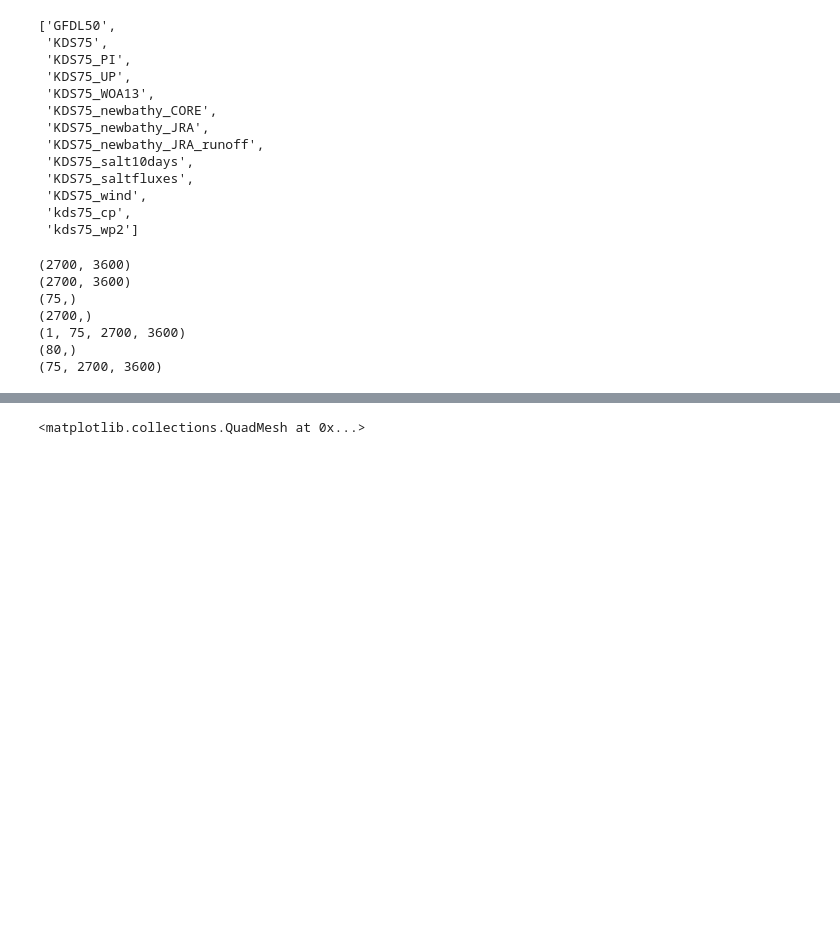
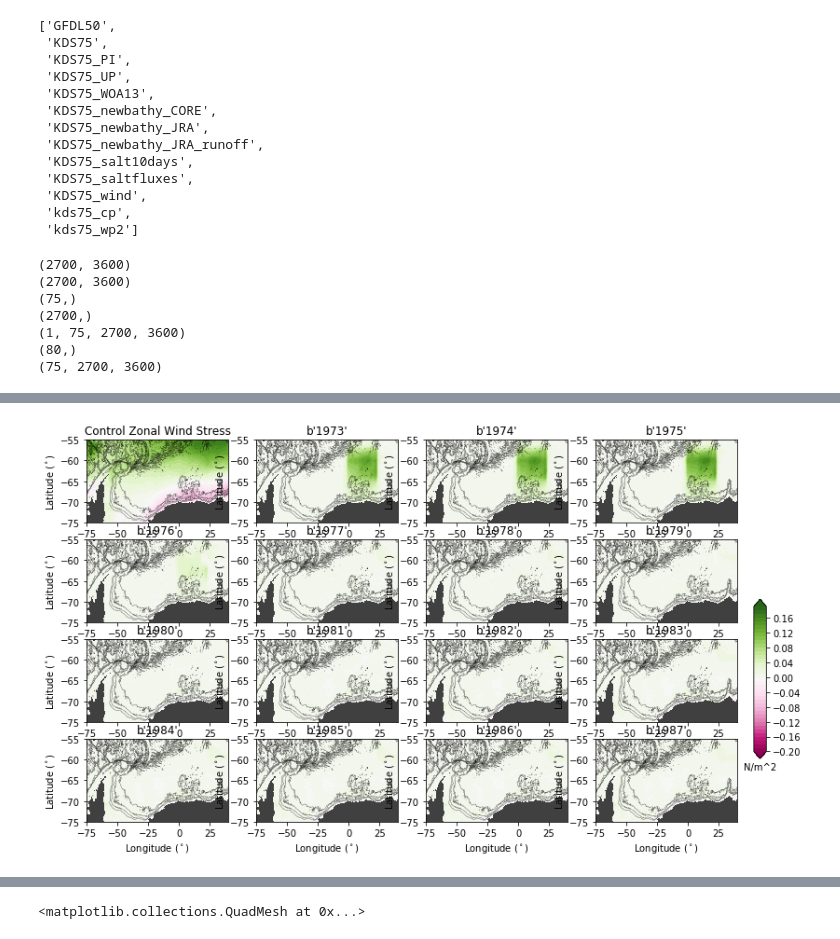
Before and after one commit to PaulSpence/pre21_notebooks, a Jupyter notebook: KDS75_MultiProc.ipynb, the cells around one changed output, grey strips where cells are left out. Saved outputs shown, nothing was run; the diff lists cells and outputs as text; code cells hidden in the pictures; blank space fills up the shorter version.

```diff
--- a/KDS75_MultiProc.ipynb
+++ b/KDS75_MultiProc.ipynb
@@ -209,0 +233,72 @@ KeyError: 'geolon_c'
+# %%
+plt.figure(figsize(12.5,9.5))
+x_formatter = matplotlib.ticker.ScalarFormatter(useOffset=False)
+
+clev = np.arange(-.2,.2,.01)
+clev3 = np.arange(0,5000,1000)
+
+t1=3
+t2=7
+
+plt.subplot(541)
+plt.gca().patch.set_color('.25')
+p1=plt.contourf(xt_ocean,yt_ocean,cntrl.tau_x[t1:t2,:,:].mean('time').load(),cmap=plt.cm.PiYG,levels=clev,extend='both')
+#cb=plt.colorbar(orientation='vertical',shrink = 0.7)
+#cb.ax.set_xlabel('N/m^2')
+clev3 = np.arange(0,5000,1000)
+plt.contour(xt_ocean,yt_ocean,ht,levels=clev3,colors='k',linewidths=0.25)
+plt.gca().yaxis.set_major_formatter(x_formatter)
+plt.ylim((-75,-55))
+plt.xlabel('Longitude ($^\circ$)')
+plt.ylabel('Latitude ($^\circ$)')
+plt.xlim([-75,40])
+plt.title('Control Zonal Wind Stress')
+
+
+yrs=np.arange(1973,2016,1)
+
+ii=0
+seasons=np.arange(443,509)
+
+for yr in range(0,15):
+
+    if yr<1:
+        #first year is only 9 months ... use first 3 months of next year
+        t1=0
+        t2=4
+    elif yr<2:
+        t1=3
+        t2=7
+    else:
+        t1=t2
+        t2=t2+4
+
+    print(t1, t2, seasons[t1:t2])
+
+    plt.subplot(5,4,yr+2)
+    plt.gca().patch.set_color('.25')
+    p1=plt.contourf(xt_ocean,yt_ocean,pert.tau_x[t1:t2,:,:].mean('time').load()-cntrl.tau_x[t1:t2,:,:].mean('time').load(),cmap=plt.cm.PiYG,levels=clev,extend='both')
+    #cb=plt.colorbar(orientation='vertical',shrink = 0.7)
+    #cb.ax.set_xlabel('N/m^2')
+    clev3 = np.arange(0,5000,1000)
+    plt.contour(xt_ocean,yt_ocean,ht,levels=clev3,colors='k',linewidths=0.25)
+    plt.gca().yaxis.set_major_formatter(x_formatter)
+    plt.ylim((-75,-55))
+    plt.xlabel('Longitude ($^\circ$)')
+    plt.ylabel('Latitude ($^\circ$)')
+    plt.xlim([-75,40])
+    plt.title(yrs[yr].astype('S4'))
+
+    #ii+=12
+
+ax3 = plt.axes([0.92,0.38,0.015,0.25])
+cb = plt.colorbar(p1,cax=ax3,orientation='vertical')
+#ticks=[0, 500, 1000, 1500, 2000]
+cb.ax.set_xlabel('N/m^2')
+
+#of = os.path.join(NYFPertDir,'wpm2_tx.pdf')
+#print of
+#plt.savefig(of)
+of = os.path.join(NYFPertDir,'wpm2_tx.png')
+plt.savefig(of,dpi=220)
+# %% [output]
@@ -209,0 +320 @@ KeyError: 'geolon_c'
+[figure, added]
```
Also changed, not shown: parts of 31 cells of this notebook.
